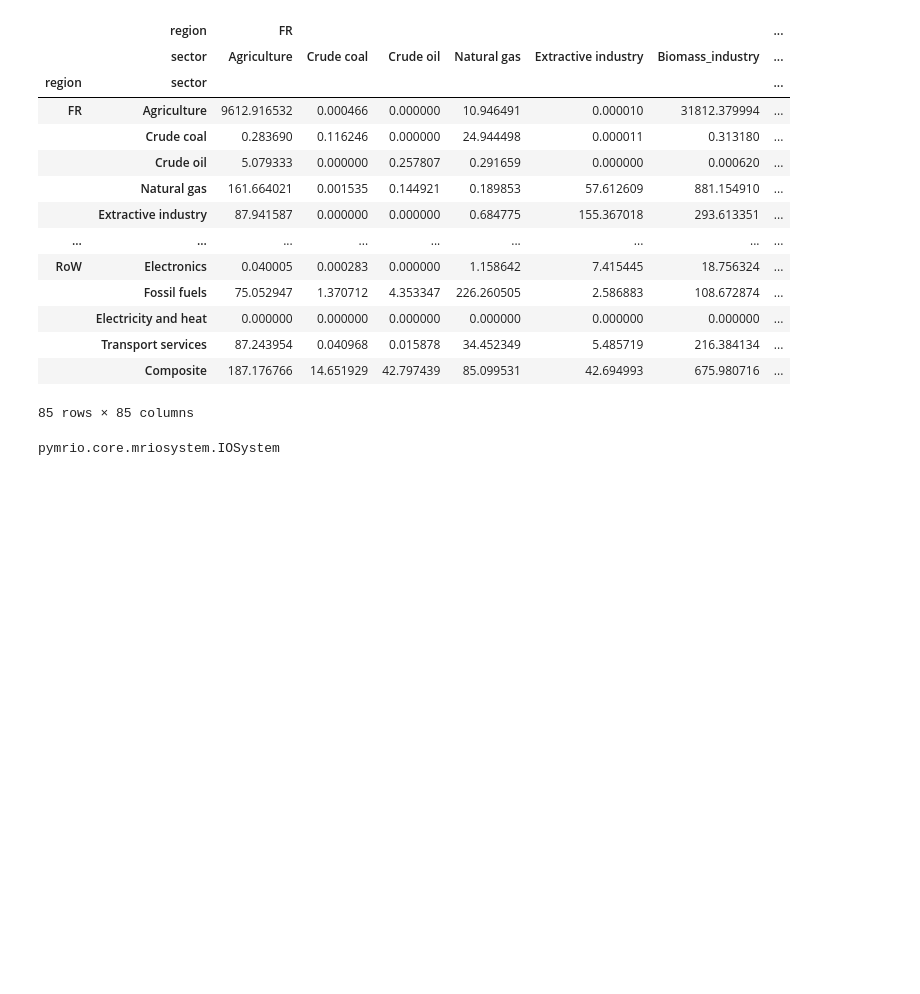
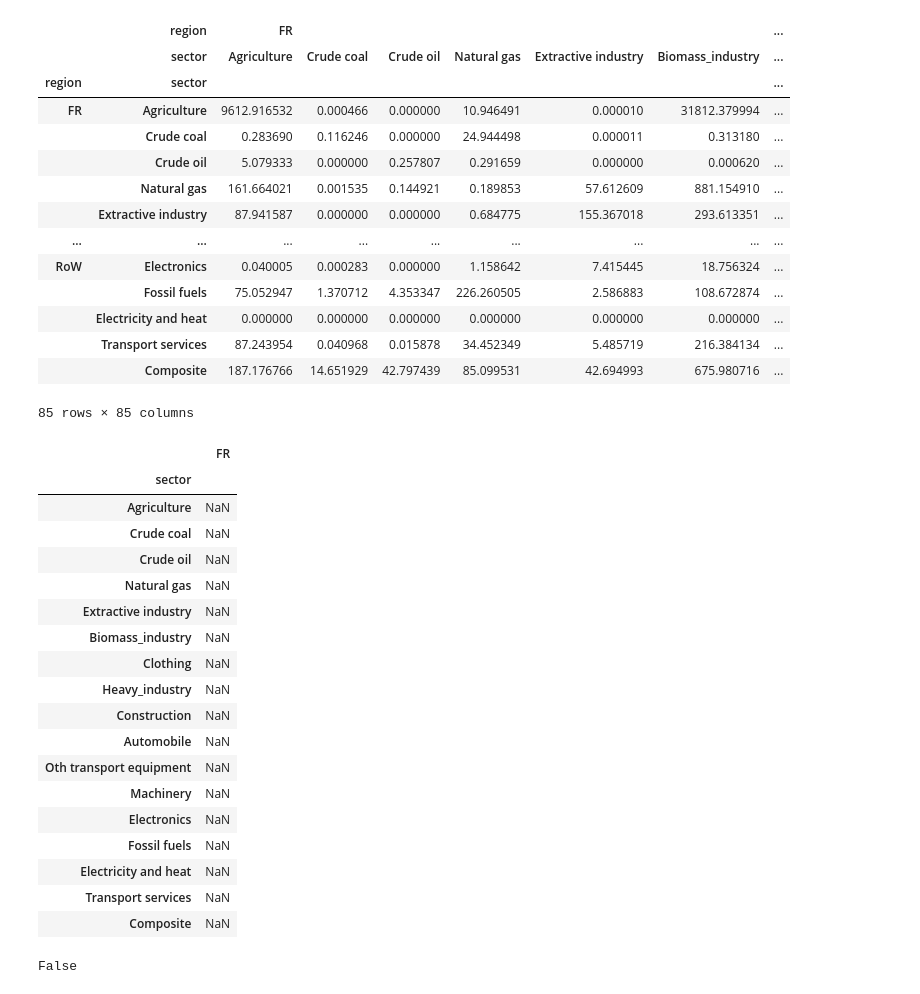
Before and after one commit to Maestrofinn/MatMat-Trade, a Jupyter notebook: main_development.ipynb, the cells around one changed output. Cells and saved outputs as stored; diff of their text form; code cells hidden in the pictures; blank space fills up the shorter version.

```diff
--- a/main_development.ipynb
+++ b/main_development.ipynb
@@ -270,7 +270,30 @@ ref_Z
 |  | Transport services | 87.243954 | 0.040968 | 0.015878 | 34.452349 | 5.485719 | 216.384134 | ... |
 |  | Composite | 187.176766 | 14.651929 | 42.797439 | 85.099531 | 42.694993 | 675.980716 | ... |
 85 rows × 85 columns
-# %%
-type(reference)
-# %% [output]
-pymrio.core.mriosystem.IOSystem
+# %%
+pd.DataFrame(None,index=reference.get_sectors(),columns=['FR'])
+# %% [output]
+|  | FR |
+| sector |  |
+| Agriculture | NaN |
+| Crude coal | NaN |
+| Crude oil | NaN |
+| Natural gas | NaN |
+| Extractive industry | NaN |
+| Biomass_industry | NaN |
+| Clothing | NaN |
+| Heavy_industry | NaN |
+| Construction | NaN |
+| Automobile | NaN |
+| Oth transport equipment | NaN |
+| Machinery | NaN |
+| Electronics | NaN |
+| Fossil fuels | NaN |
+| Electricity and heat | NaN |
+| Transport services | NaN |
+| Composite | NaN |
+# %%
+Z2=pd.DataFrame(ref_Z)
+Z2 is ref_Z
+# %% [output]
+False
```
Also changed, not shown: parts of 4 cells of this notebook, 25 other files.
